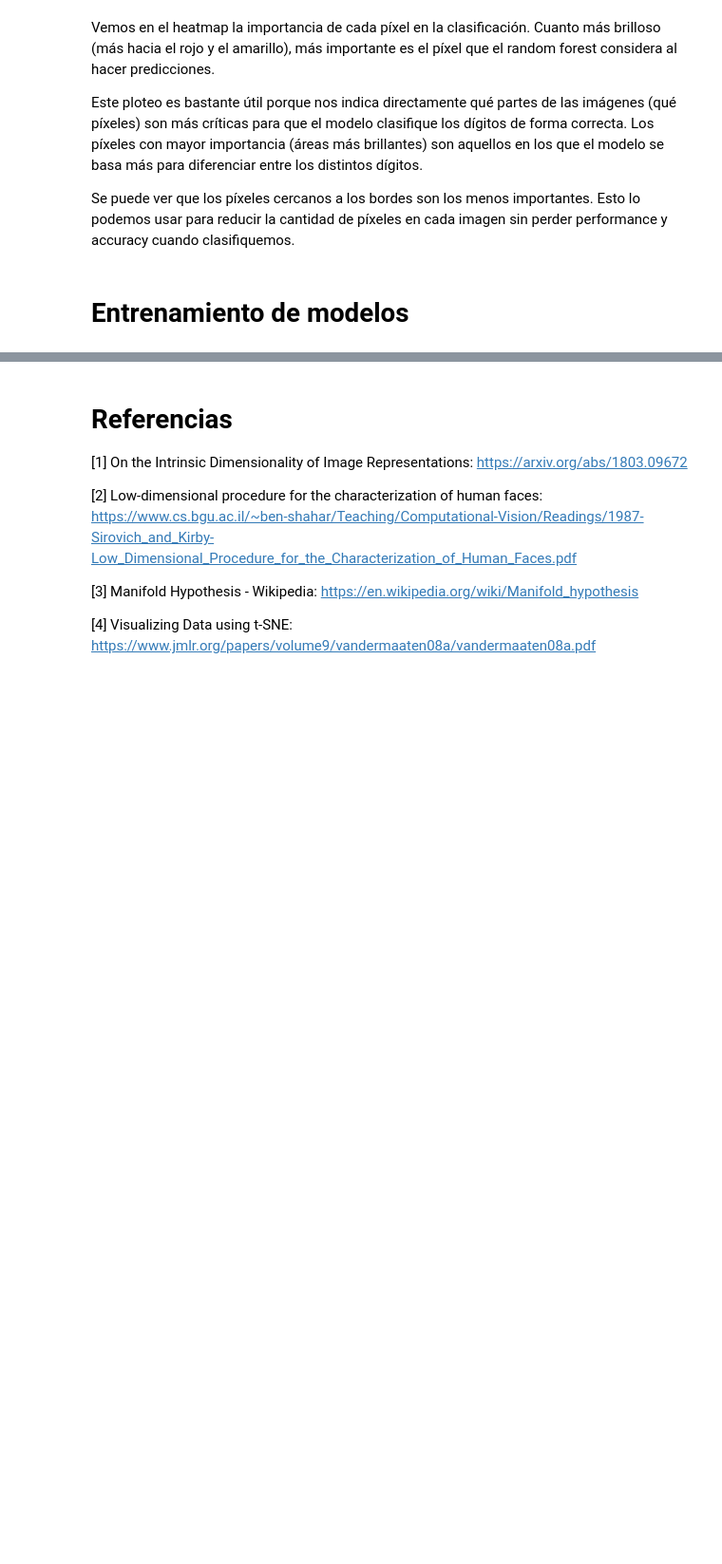
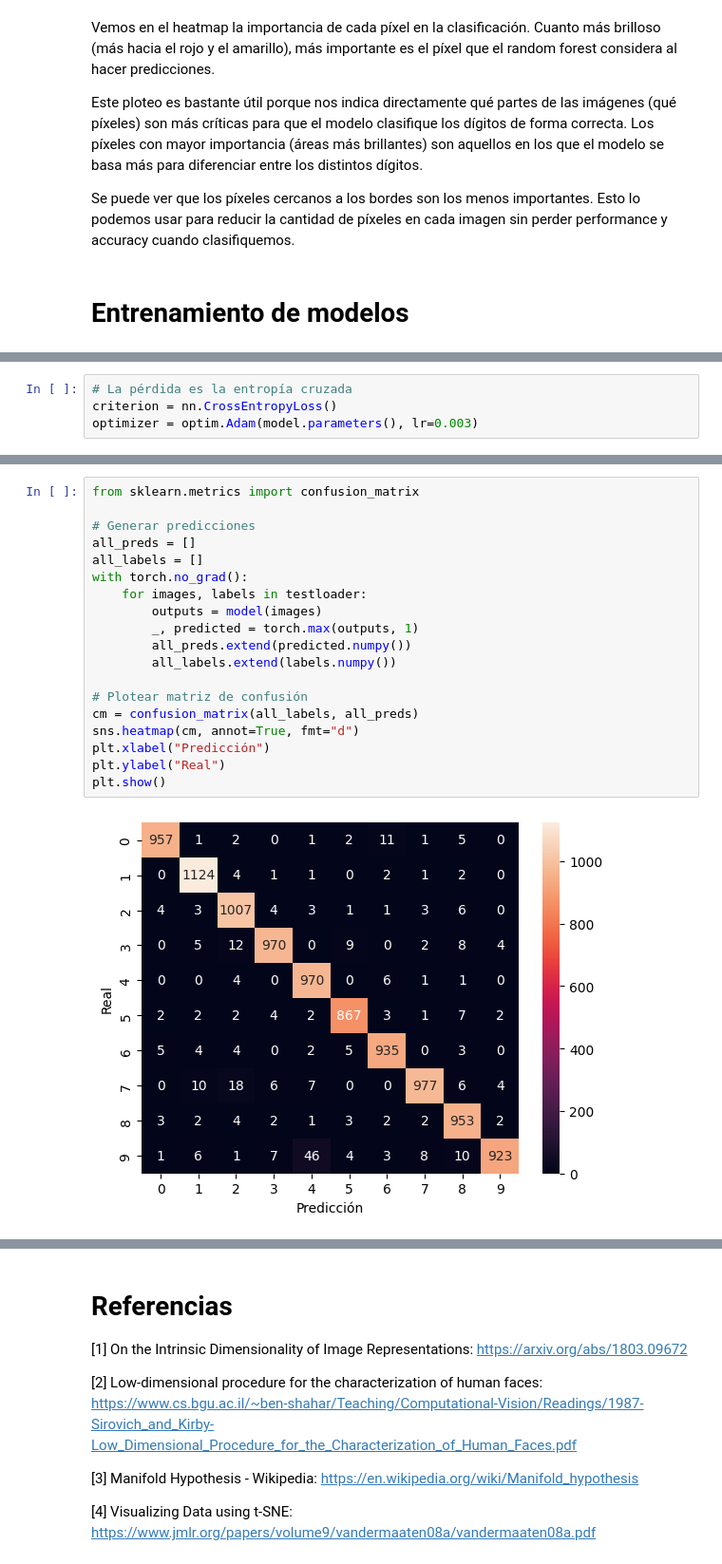
Before and after one commit to milton-lopez/analisis_d, a Jupyter notebook: src/AdD_a14_GRUPO_LOPEZ.ipynb, the cells around one changed output, grey strips where cells are left out. Shown at 95% size. Cells and saved outputs as stored; diff of their text form; blank space fills up the shorter version.

```diff
--- a/src/AdD_a14_GRUPO_LOPEZ.ipynb
+++ b/src/AdD_a14_GRUPO_LOPEZ.ipynb
@@ -785,0 +870,4 @@ cuenta como cada preparación afecta a los distintos modelos.
+# %%
+# La pérdida es la entropía cruzada
+criterion = nn.CrossEntropyLoss()
+optimizer = optim.Adam(model.parameters(), lr=0.003)
@@ -785,0 +955,21 @@ cuenta como cada preparación afecta a los distintos modelos.
+# %%
+from sklearn.metrics import confusion_matrix
+
+# Generar predicciones
+all_preds = []
+all_labels = []
+with torch.no_grad():
+    for images, labels in testloader:
+        outputs = model(images)
+        _, predicted = torch.max(outputs, 1)
+        all_preds.extend(predicted.numpy())
+        all_labels.extend(labels.numpy())
+
+# Plotear matriz de confusión
+cm = confusion_matrix(all_labels, all_preds)
+sns.heatmap(cm, annot=True, fmt="d")
+plt.xlabel("Predicción")
+plt.ylabel("Real")
+plt.show()
+# %% [output]
+[figure, added]
```
Also changed, not shown: parts of 44 cells of this notebook, 10 other files.
